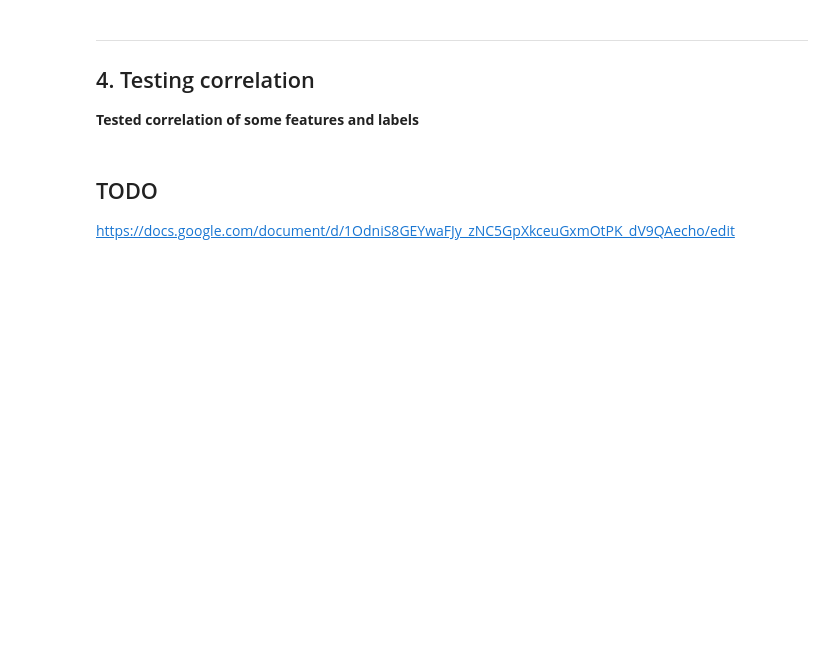
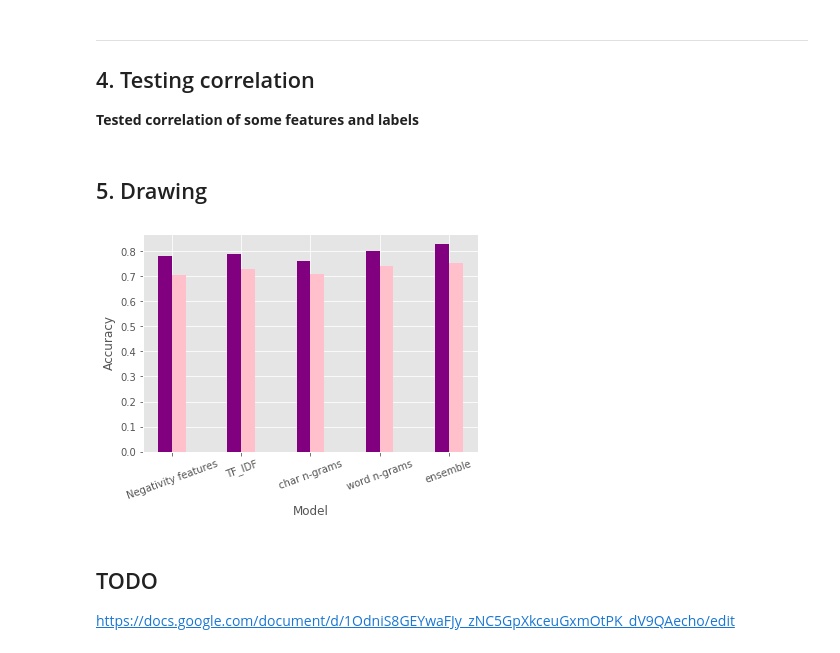
Before and after one commit to katarina-cavar/TARProject, a Jupyter notebook: Shallow/log_reg.ipynb, the cells around one changed output. Cells and saved outputs as stored; diff of their text form; code cells hidden in the pictures; blank space fills up the shorter version.

Commit message:
Graphics added

```diff
--- a/Shallow/log_reg.ipynb
+++ b/Shallow/log_reg.ipynb
@@ -588,3 +599,5 @@ y_negative_sentiment = [1 if neg > 0  else 0 for neg in y_negative_sentiment]
 print("Tweet contains negative word: ", matthews_corrcoef(y_pred, y_negative_words))
 print("Tweet has some negative sentiment: ", matthews_corrcoef(y_pred, y_negative_sentiment))
 print("Tweet contains offensive words: ", matthews_corrcoef(y_pred, y_offensive_words))
+# %% [markdown]
+## 5. Drawing
@@ -591,3 +606,31 @@ print("Tweet contains offensive words: ", matthews_corrcoef(y_pred, y_offensive_
+# %%
+
+x = [
+    "Negativity features",
+    "TF_IDF",
+    "char n-grams",
+    "word n-grams",
+    "ensemble"
+]
+#x = date2num(x)
+
+olid = [0.78, 0.79, 0.76, 0.8, 0.828]
+mts = [0.705, 0.73, 0.708, 0.743, 0.752]
+
+x_pos = np.arange(len(x))
+ax = plt.subplot(111)
+ax.bar(x_pos-0.1, olid, width=0.2, color='purple', align='center')
+ax.bar(x_pos+0.1, mts, width=0.2, color='pink', align='center')
+#ax.bar(x_pos+0.2, k, width=0.2, color='r', align='center')
+plt.xticks(x_pos, x, rotation=20)
+plt.ylabel("Accuracy")
+plt.xlabel("Model")
+
+
+
+plt.show()
+# %% [output]
+[figure, added]
 # %% [markdown]
 ## TODO
 https://docs.google.com/document/d/1OdniS8GEYwaFJy_zNC5GpXkceuGxmOtPK_dV9QAecho/edit
```
Also changed, not shown: parts of 17 cells of this notebook.
